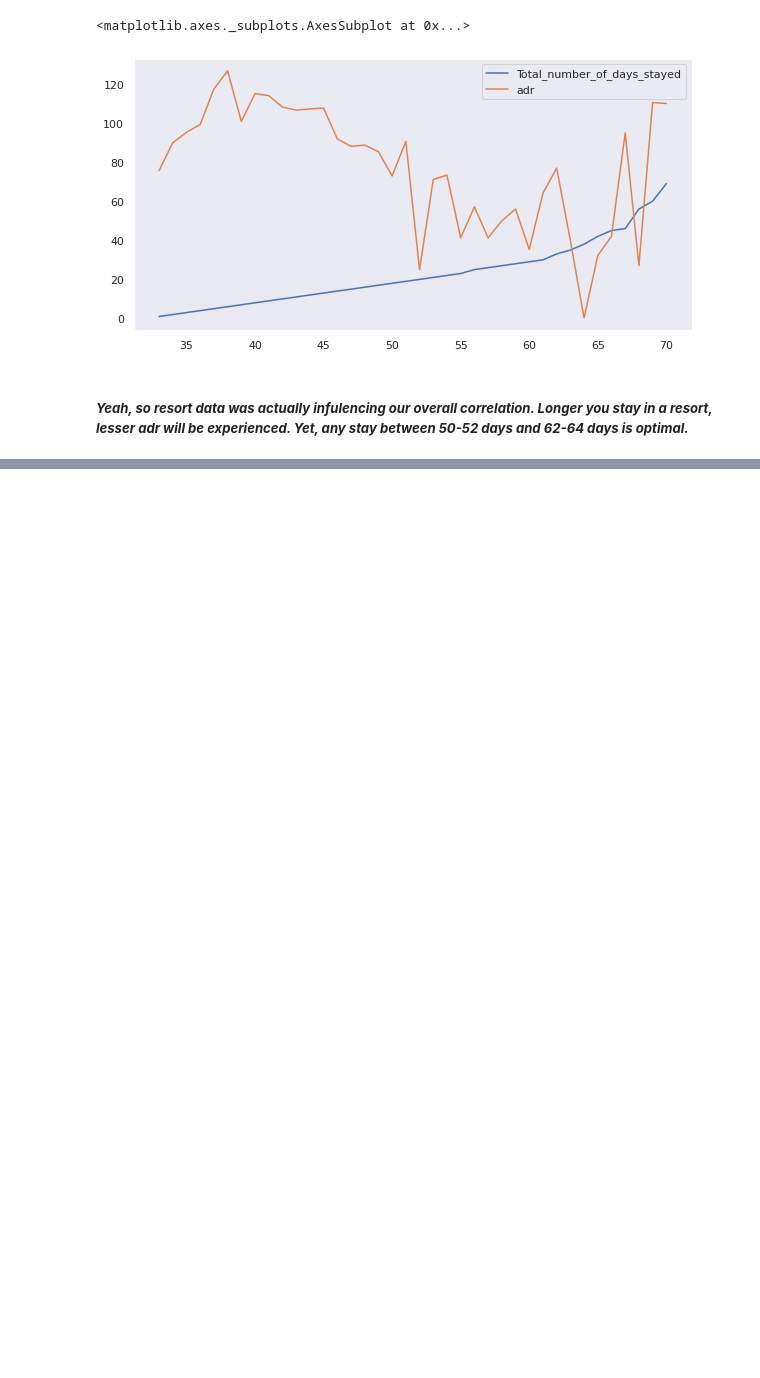
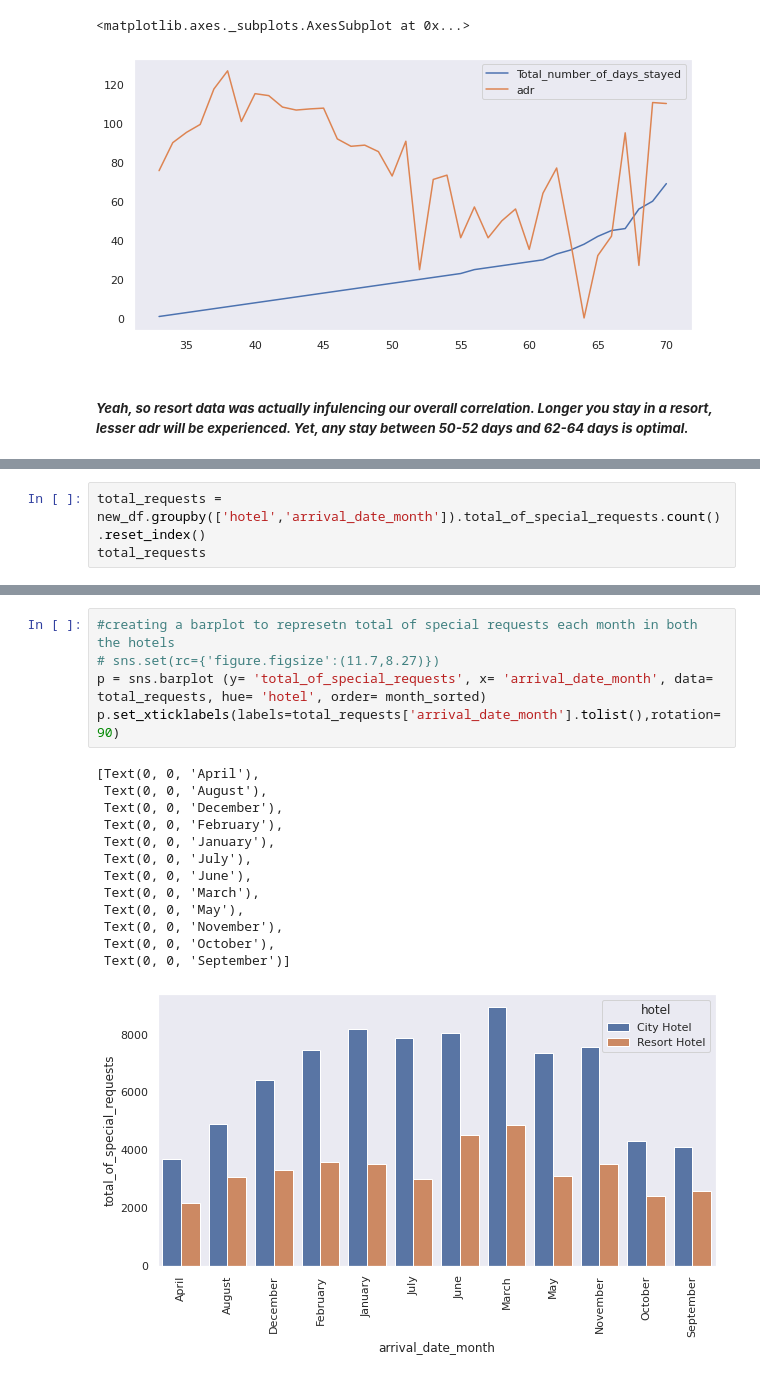
Before and after one commit to adarshsoni10/Data-Analysis-on-Hotel-Bookings, a Jupyter notebook: Copy_of_Hotel_Booking_Analysis_Capstone_Project.ipynb, the cells around one changed output, grey strips where cells are left out. Saved outputs shown, nothing was run; the diff lists cells and outputs as text; blank space fills up the shorter version.

```diff
--- a/Copy_of_Hotel_Booking_Analysis_Capstone_Project.ipynb
+++ b/Copy_of_Hotel_Booking_Analysis_Capstone_Project.ipynb
@@ -449,0 +466,3 @@ optimal_adr[optimal_adr['hotel']=="Resort Hotel"].plot()
+# %%
+total_requests = new_df.groupby(['hotel','arrival_date_month']).total_of_special_requests.count().reset_index()
+total_requests
@@ -449,0 +487,19 @@ optimal_adr[optimal_adr['hotel']=="Resort Hotel"].plot()
+# %%
+#creating a barplot to represetn total of special requests each month in both the hotels
+# sns.set(rc={'figure.figsize':(11.7,8.27)})
+p = sns.barplot (y= 'total_of_special_requests', x= 'arrival_date_month', data= total_requests, hue= 'hotel', order= month_sorted)
+p.set_xticklabels(labels=total_requests['arrival_date_month'].tolist(),rotation=90)
+# %% [output]
+[Text(0, 0, 'April'),
+ Text(0, 0, 'August'),
+ Text(0, 0, 'December'),
+ Text(0, 0, 'February'),
+ Text(0, 0, 'January'),
+ Text(0, 0, 'July'),
+ Text(0, 0, 'June'),
+ Text(0, 0, 'March'),
+ Text(0, 0, 'May'),
+ Text(0, 0, 'November'),
+ Text(0, 0, 'October'),
+ Text(0, 0, 'September')]
+[figure, added]
```
Also changed, not shown: parts of 30 cells of this notebook.
